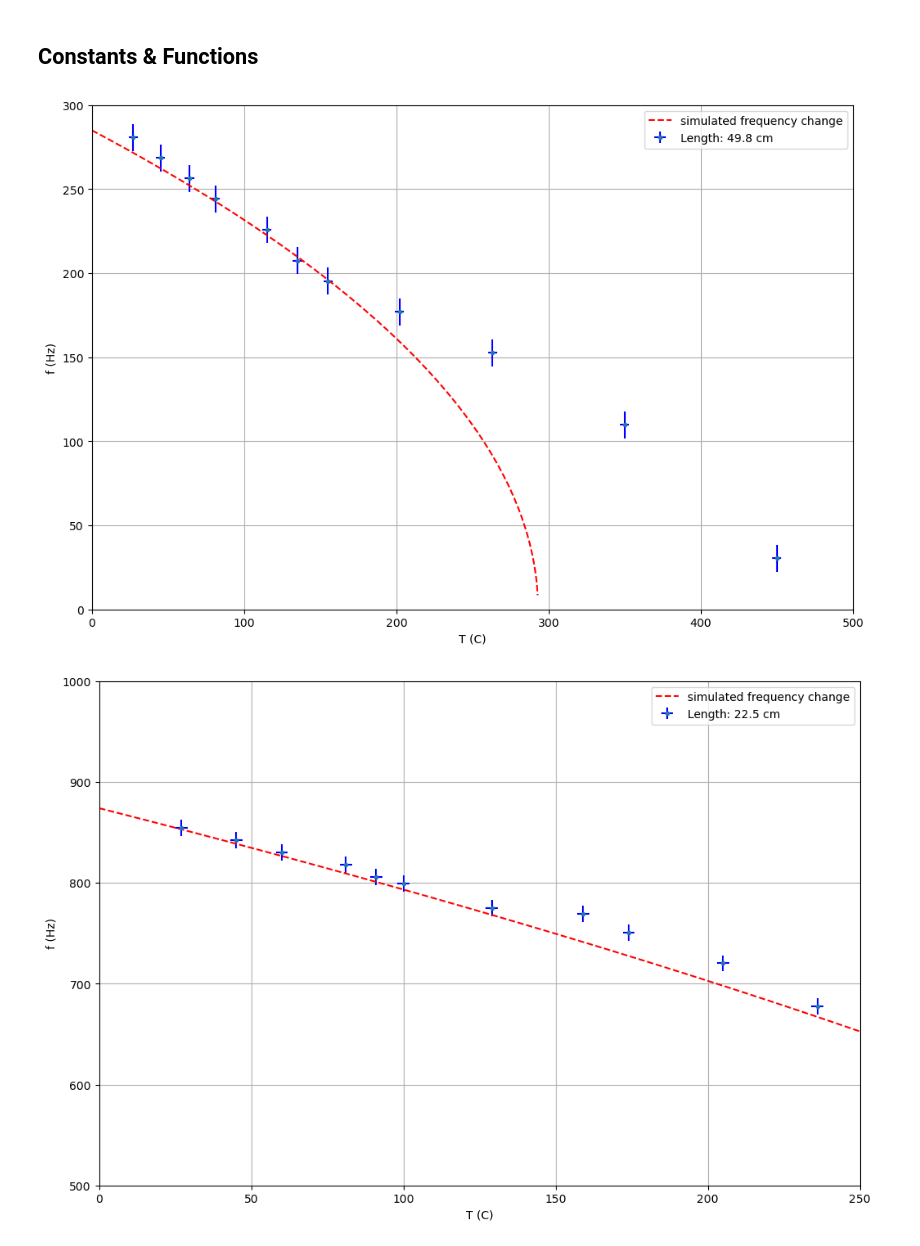
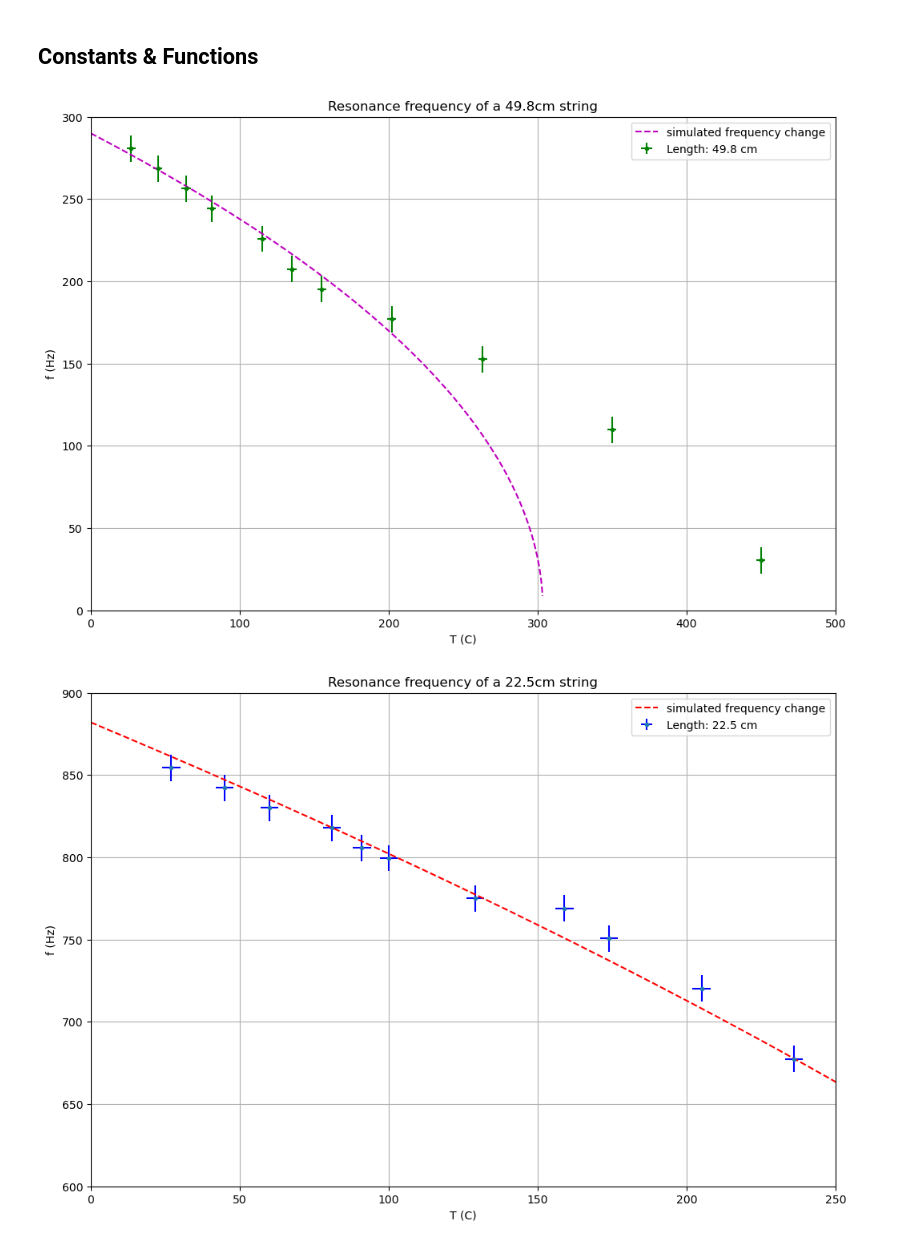
Before and after one commit to AlejandroJean1/Onderzoekspracticum-TN2, a Jupyter notebook: Labjournal.ipynb, the cells around one changed output. Saved outputs shown, nothing was run; the diff lists cells and outputs as text; code cells hidden in the pictures.

```diff
--- a/Labjournal.ipynb
+++ b/Labjournal.ipynb
@@ -15,7 +15,7 @@ eigen_f345 = np.array([350.4, 349.9, 349.2, 348.2, 347.2, 346.4, 344.5, 342.7 ,3
 u_f345 = 8 # Based on the uncertainty of the Fast Fourier Transform (FFT) used in the experiment
 
 T225 = np.array([27, 45, 60, 81, 91, 100, 129, 159, 174, 205, 236]) # Celsius
-u_T225 = 2 # Based on the uncertainty of the thermometer used in the experiment
+u_T225 = 3 # Based on the uncertainty of the thermometer used in the experiment
 eigen_f225 = np.array([854.49, 842.28, 830.07, 817.87, 805.66, 799.56, 775.14, 769.04, 750.73, 720.21, 677.49]) # Hz
 u_f225 = 8 # Based on the uncertainty of the Fast Fourier Transform (FFT) used in the experiment
 
@@ -47,7 +47,7 @@ def frequentieF(l,T,mu,opp, t0):
     v = np.sqrt(t/mu)
     return (1*v/(2*l))
 # %%
-t1 = 125 #N
+t1 = 118 #N
 L498 = 0.498 #m
 simT498 = np.linspace(0,500,1000)
 calc_freq498 = np.array([])
@@ -60,51 +60,55 @@ for i in simT498:
     NewV = V_change + V
     New_di = di/NewV
     New_mu = New_di*new_opp
-    new_freq = frequentieF(L498,i,New_mu,new_opp,t1)
+    new_freq = frequentieF(L498,deltaT,New_mu,new_opp,t1)
     calc_freq498 = np.append(calc_freq498,new_freq)
 
 plt.figure(figsize=[12, 8])
-plt.errorbar(T498, eigen_f498, yerr=u_f498, xerr=u_T498, fmt='.', ecolor='blue', label="Length: 49.8 cm")
-plt.plot(simT498,calc_freq498, "r--", label="simulated frequency change")
+plt.errorbar(T498, eigen_f498, yerr=u_f498, xerr=u_T498, fmt='g.', ecolor='green', label="Length: 49.8 cm")
+plt.plot(simT498,calc_freq498, "m--", label="simulated frequency change")
 plt.xlim(0, 500)
 plt.ylim(0, 300)
 plt.xlabel("T (C)")
 plt.ylabel("f (Hz)")
+plt.title("Resonance frequency of a 49.8cm string")
 plt.grid()
 plt.legend()
+plt.savefig("Frequency_vs_Temperature_49_8cm.png")
 plt.show()
 # %% [output]
-[figure, old version]
+[figure, new version]
 # %%
-t2 = 240 #N
+t2 = 233 #N
 L225 = 0.225 #m
 
 
 simT225 = np.linspace(0,500,1000)
 calc_freq225 = np.array([])
 for i in simT225:
     deltaT= i - 27
     delta_r = r*deltaT*alpha_L
     new_r = r + delta_r
     new_opp = np.pi*new_r**2
     V_change = alpha_V*deltaT*V
     NewV = V_change + V
     New_di = di/NewV
     New_mu = New_di*new_opp
-    new_freq = frequentieF(L225,i,New_mu,new_opp,t2)
+    new_freq = frequentieF(L225,deltaT,New_mu,new_opp,t2)
     calc_freq225 = np.append(calc_freq225,new_freq)
 
 # Graph for the 22.5 cm string frequency change with temperature
 plt.figure(figsize=[12, 8])
 plt.errorbar(T225, eigen_f225, yerr=u_f225, xerr=u_T225, fmt='.', ecolor='blue', label="Length: 22.5 cm")
 plt.plot(simT225,calc_freq225, "r--", label="simulated frequency change")
 plt.xlim(0, 250)
-plt.ylim(500, 1000)
+plt.ylim(600, 900)
 plt.xlabel("T (C)")
 plt.ylabel("f (Hz)")
+plt.title("Resonance frequency of a 22.5cm string")
 plt.grid()
 plt.legend()
+plt.savefig("Frequency_vs_Temperature_22_5cm.png")
 plt.show()
 # %% [output]
-[figure, old version]
+[figure, new version]
 # %%
```
Also changed, not shown: parts of 2 cells of this notebook, 5 other files.
